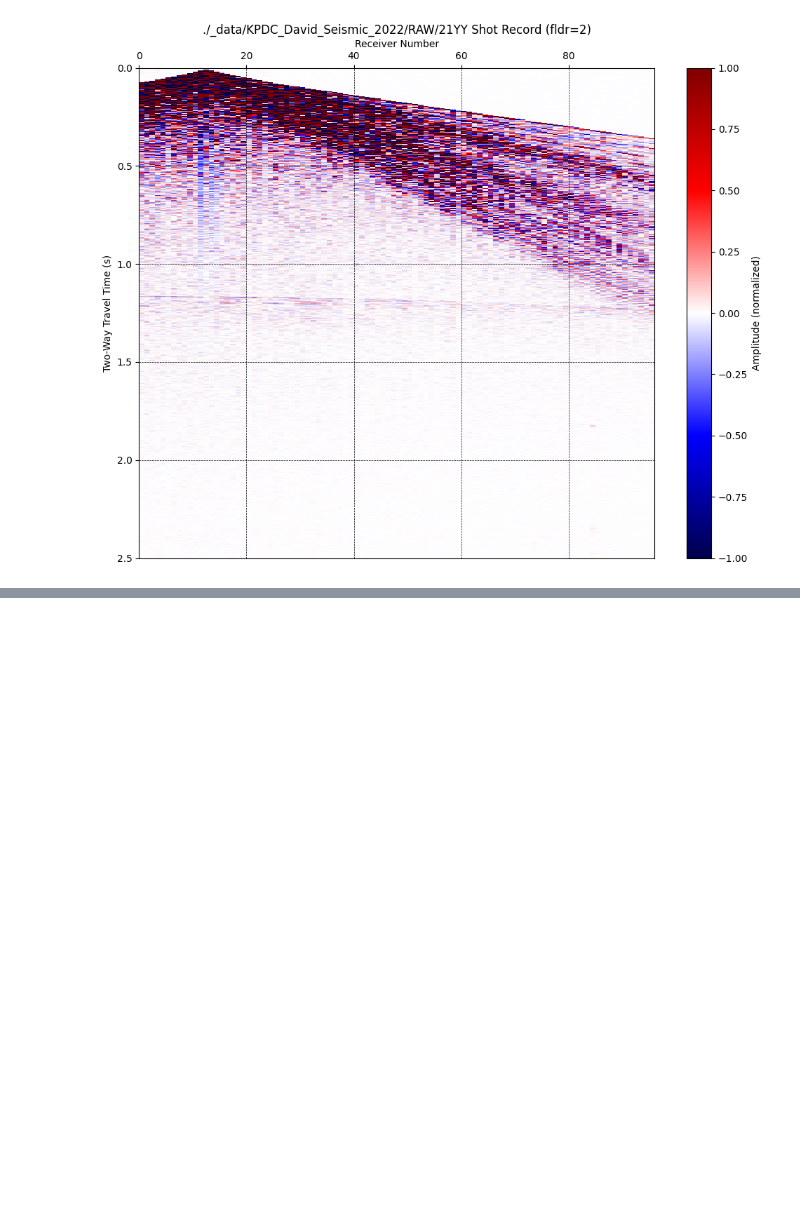
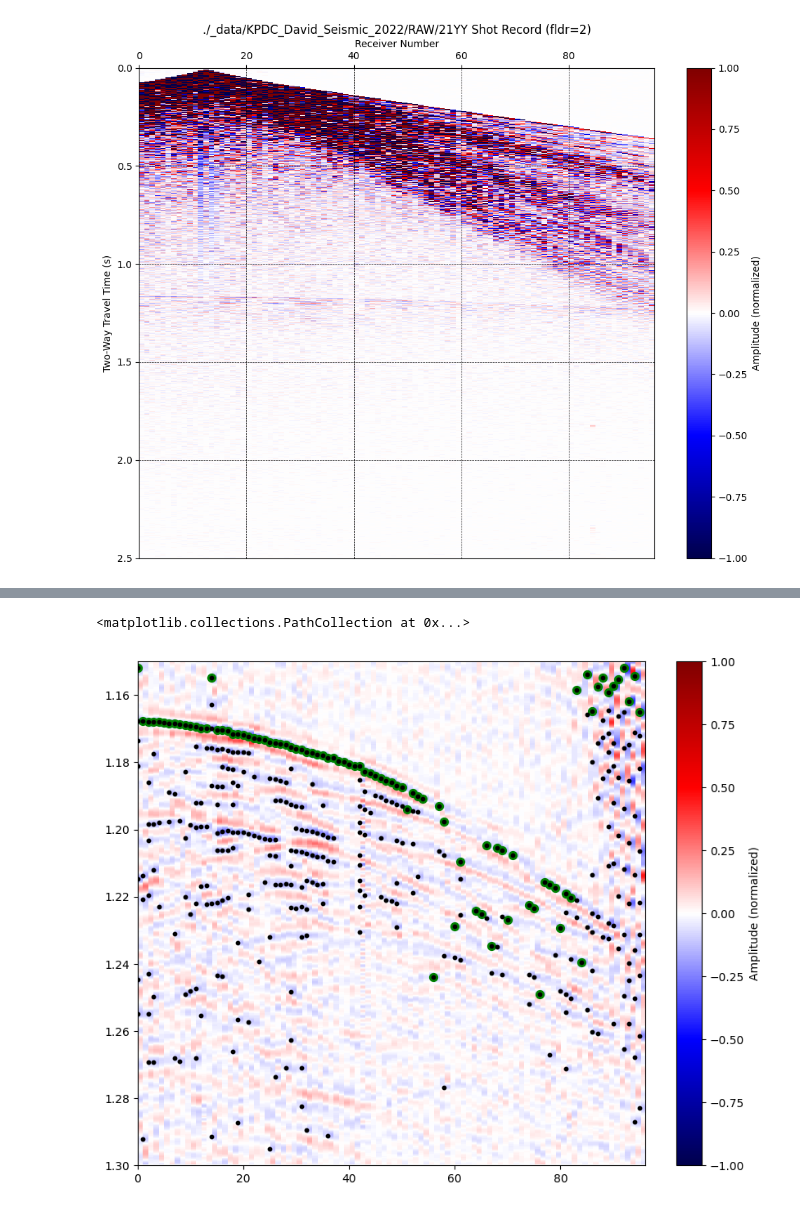
Before and after one commit to zsk4/david_seismic, a Jupyter notebook: AVO.ipynb, the cells around one changed output, grey strips where cells are left out. Saved outputs shown, nothing was run; the diff lists cells and outputs as text; code cells hidden in the pictures; blank space fills up the shorter version.

```diff
--- a/AVO.ipynb
+++ b/AVO.ipynb
@@ -218,3 +161,69 @@ for tr, peaks in enumerate(peak_indices_per_trace):
+# %%
+# For trace in the 96 traces, get the amplitude of the first reflection
+from scipy.signal import find_peaks
+
+fig, ax = plt.subplots(figsize=(10, 8))
+st_time = 1.15
+et_time = 1.3
+
+# slice indices
+i1 = np.searchsorted(time, st_time)
+i2 = np.searchsorted(time, et_time)
+
+data_win = data_clipped[i1:i2, :]
+time_win = time[i1:i2]
+
+extent = [0, n_traces, time_win[-1], time_win[0]]
+
+im = ax.imshow(
+    data_win,
+    cmap='seismic',
+    interpolation='none',
+    aspect='auto',
+    extent=extent,
+    vmin=-1, vmax=1
+)
+
+ax.set_xlim(0, n_traces)       # traces 0..N
+ax.set_ylim(et_time, st_time)  # flip time axis (deeper at bottom)
+
+cbar = fig.colorbar(im, ax=ax)
+cbar.set_label('Amplitude (normalized)')
+
+peak_indices_per_trace = [] # Save all peaks
+peak_props_per_trace = [] # Save all peak properties
+first_peak_time = np.full(data_clipped.shape[1], np.nan) # Save first peak
+first_peak_amp = np.full(data_clipped.shape[1], np.nan)   # Save first peak amplitude
+
+for trace_idx in range(data_clipped.shape[1]):
+    trace = data_win[:, trace_idx]
+    trace = -trace
+
+    # Find peaks — add parameters as needed (height, distance, prominence…)
+    peaks, props = find_peaks(trace, prominence=0.1, distance=10, height=0.1)
+
+    if len(peaks) > 0:
+        first_idx = peaks[0]          # earliest (shallowest) peak
+        first_peak_amp[trace_idx] = -trace[first_idx] # Looking at minima still
+        first_peak_time[trace_idx] = time_win[first_idx]
+
+    peak_indices_per_trace.append(peaks)
+    peak_props_per_trace.append(props)
+
+#print(first_peak_time)
+#print(first_peak_amp)
+
+peak_times = [time[peaks] for peaks in peak_indices_per_trace]
+peak_amps = [-data_clipped[peaks, tr] for tr, peaks in enumerate(peak_indices_per_trace)]
+
+for tr, peaks in enumerate(peak_indices_per_trace):
+    ax.scatter([tr]*len(peaks), time_win[peaks],color='black', s=10,zorder=10)
+
+ax.scatter(np.arange(data_clipped.shape[1]),first_peak_time, color='green',s=50)
+#print(first_peak_amp)
+# %% [output]
+<matplotlib.collections.PathCollection at 0x...>
+[figure, added]
 # %%
 # Make theoretical AVO curves
 def Aki_Richards_ZoeppritzApprox(angles, p1, p2, s1, s2, rho1, rho2):
```
Also changed, not shown: parts of 3 cells of this notebook, 2 other files.
